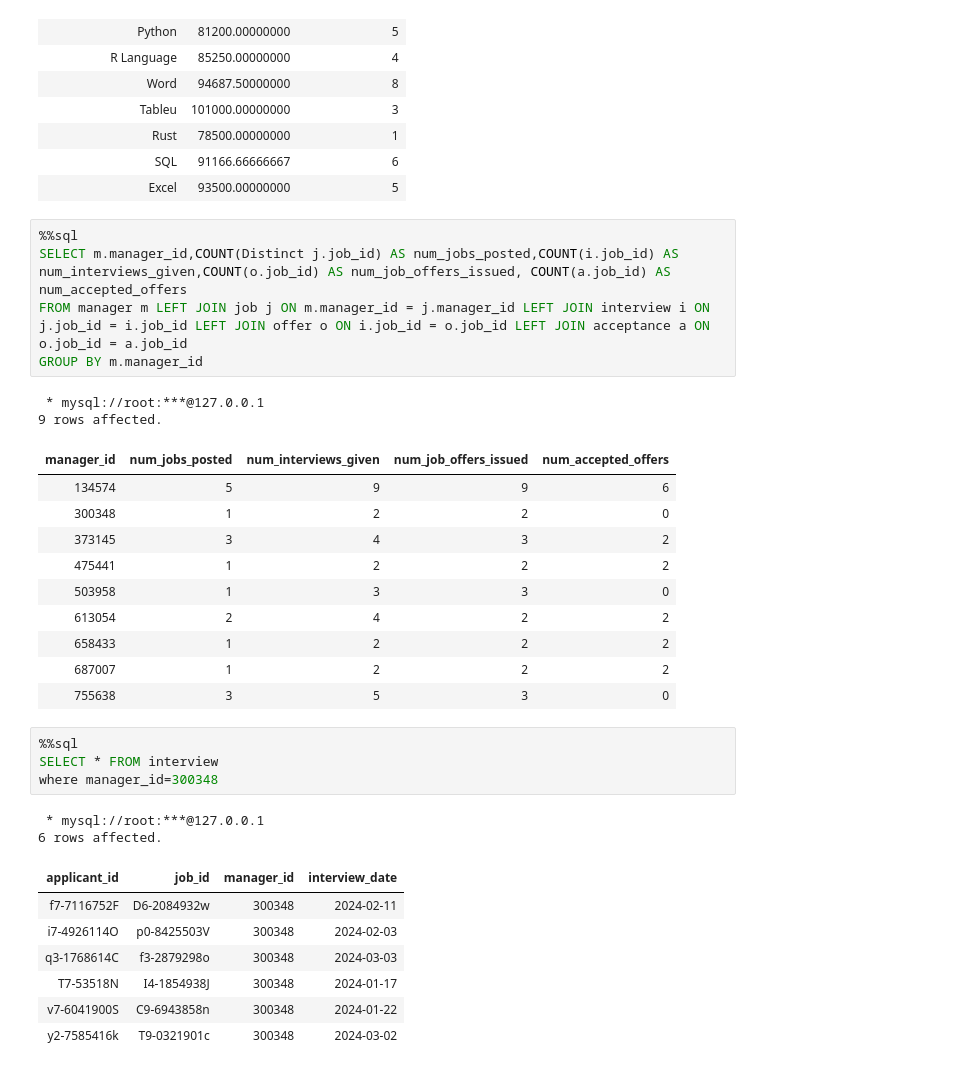
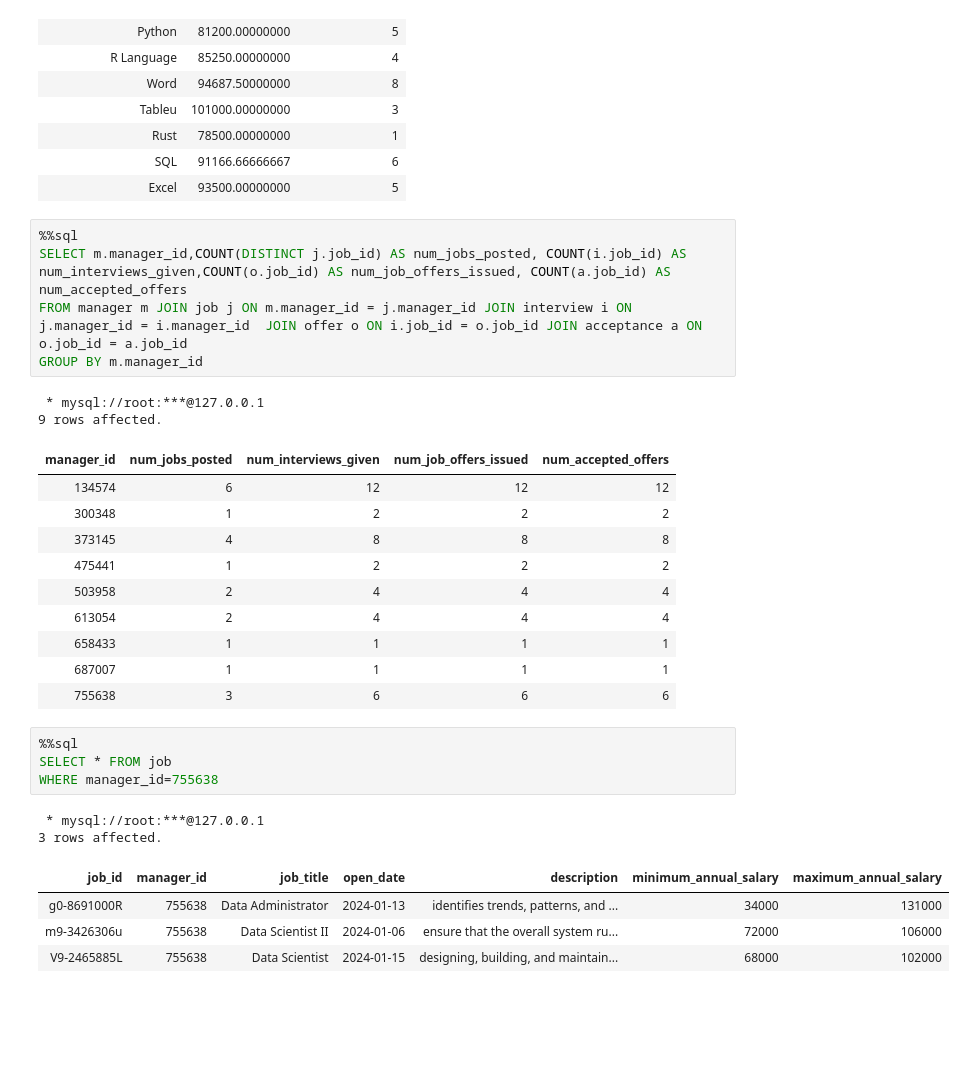
Before and after one commit to JasmineMadi/datajoint-tutorials, a Jupyter notebook: db-course/PythonFinalPro.ipynb, the cells around one changed output. Drawn from its saved outputs; the diff is of its cells as text; blank space fills up the shorter version.

```diff
--- a/db-course/PythonFinalPro.ipynb
+++ b/db-course/PythonFinalPro.ipynb
@@ -408,33 +408,30 @@ GROUP by skill
 | Excel | 93500.00000000 | 5 |
 # %%
 %%sql
-SELECT m.manager_id,COUNT(Distinct j.job_id) AS num_jobs_posted,COUNT(i.job_id) AS num_interviews_given,COUNT(o.job_id) AS num_job_offers_issued, COUNT(a.job_id) AS num_accepted_offers
-FROM manager m LEFT JOIN job j ON m.manager_id = j.manager_id LEFT JOIN interview i ON j.job_id = i.job_id LEFT JOIN offer o ON i.job_id = o.job_id LEFT JOIN acceptance a ON o.job_id = a.job_id
+SELECT m.manager_id,COUNT(DISTINCT j.job_id) AS num_jobs_posted, COUNT(i.job_id) AS num_interviews_given,COUNT(o.job_id) AS num_job_offers_issued, COUNT(a.job_id) AS num_accepted_offers
+FROM manager m JOIN job j ON m.manager_id = j.manager_id JOIN interview i ON j.manager_id = i.manager_id  JOIN offer o ON i.job_id = o.job_id JOIN acceptance a ON o.job_id = a.job_id
 GROUP BY m.manager_id
 # %% [output]
  * mysql://root:***@127.0.0.1
 9 rows affected.
 | manager_id | num_jobs_posted | num_interviews_given | num_job_offers_issued | num_accepted_offers |
-| 134574 | 5 | 9 | 9 | 6 |
-| 300348 | 1 | 2 | 2 | 0 |
-| 373145 | 3 | 4 | 3 | 2 |
+| 134574 | 6 | 12 | 12 | 12 |
+| 300348 | 1 | 2 | 2 | 2 |
+| 373145 | 4 | 8 | 8 | 8 |
 | 475441 | 1 | 2 | 2 | 2 |
-| 503958 | 1 | 3 | 3 | 0 |
-| 613054 | 2 | 4 | 2 | 2 |
-| 658433 | 1 | 2 | 2 | 2 |
-| 687007 | 1 | 2 | 2 | 2 |
-| 755638 | 3 | 5 | 3 | 0 |
+| 503958 | 2 | 4 | 4 | 4 |
+| 613054 | 2 | 4 | 4 | 4 |
+| 658433 | 1 | 1 | 1 | 1 |
+| 687007 | 1 | 1 | 1 | 1 |
+| 755638 | 3 | 6 | 6 | 6 |
 # %%
 %%sql
-SELECT * FROM interview
-where manager_id=300348
+SELECT * FROM job
+WHERE manager_id=755638
 # %% [output]
  * mysql://root:***@127.0.0.1
-6 rows affected.
+3 rows affected.
-| applicant_id | job_id | manager_id | interview_date |
-| f7-7116752F | D6-2084932w | 300348 | 2024-02-11 |
-| i7-4926114O | p0-8425503V | 300348 | 2024-02-03 |
-| q3-1768614C | f3-2879298o | 300348 | 2024-03-03 |
-| T7-53518N | I4-1854938J | 300348 | 2024-01-17 |
-| v7-6041900S | C9-6943858n | 300348 | 2024-01-22 |
-| y2-7585416k | T9-0321901c | 300348 | 2024-03-02 |
+| job_id | manager_id | job_title | open_date | description | minimum_annual_salary | maximum_annual_salary |
+| g0-8691000R | 755638 | Data Administrator | 2024-01-13 | identifies trends, patterns, and ... | 34000 | 131000 |
+| m9-3426306u | 755638 | Data Scientist II | 2024-01-06 | ensure that the overall system ru... | 72000 | 106000 |
+| V9-2465885L | 755638 | Data Scientist | 2024-01-15 | designing, building, and maintain... | 68000 | 102000 |
```
Also changed, not shown: parts of 4 cells of this notebook.
